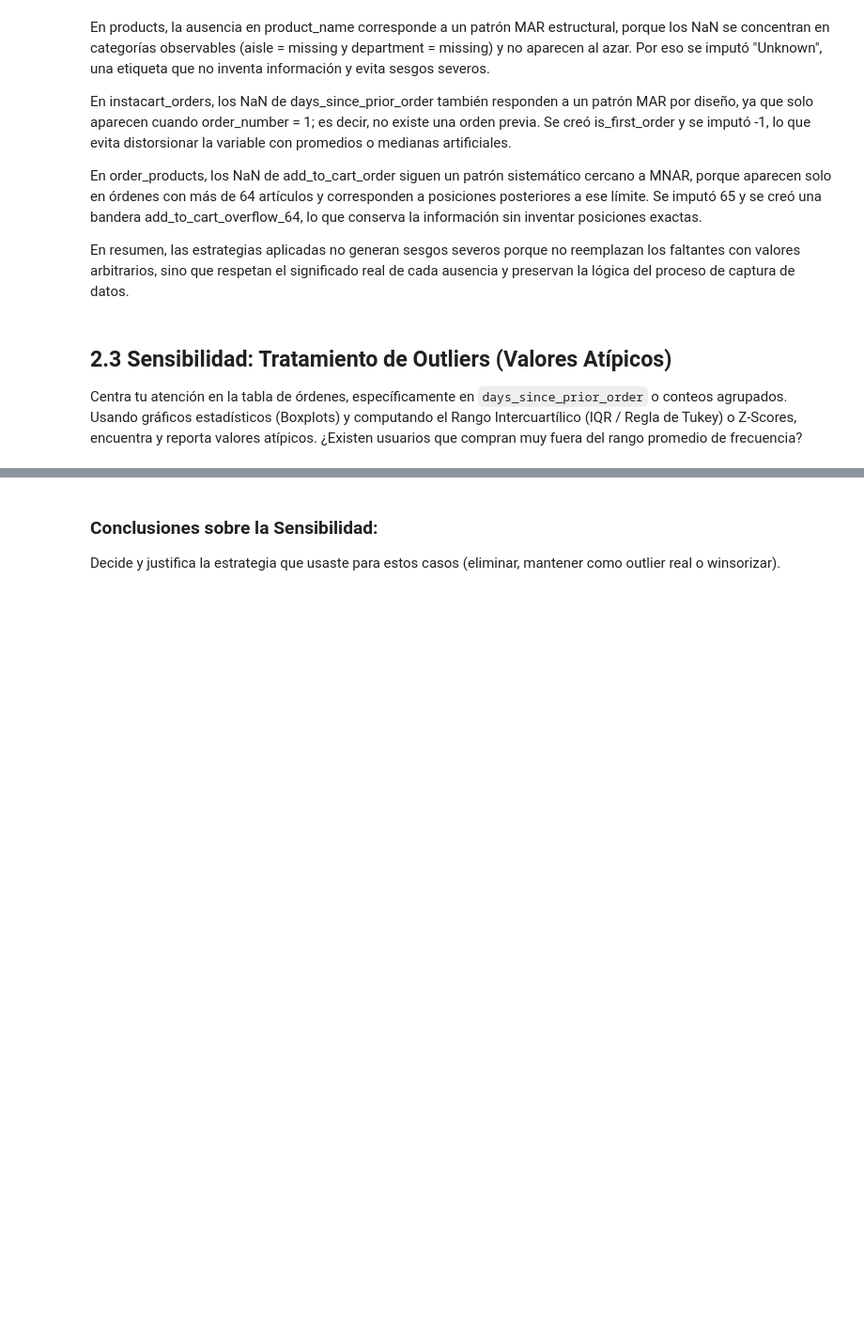
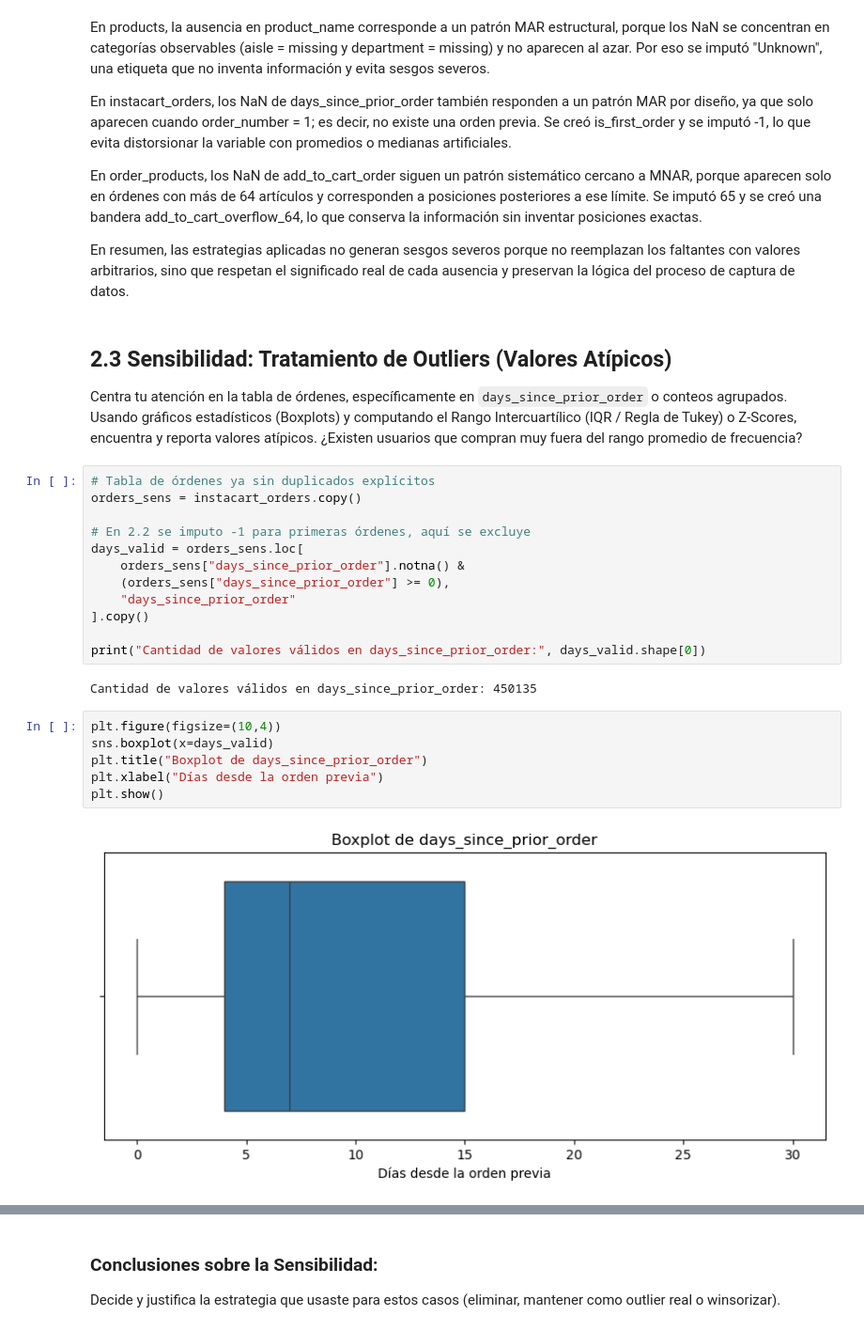
Before and after one commit to gbberru/ds-week-2, a Jupyter notebook: taller_3_Gustavo_Berru.ipynb, the cells around one changed output, grey strips where cells are left out. Shown at 94% size. Drawn from its saved outputs; the diff is of its cells as text; blank space fills up the shorter version.

```diff
--- a/taller_3_Gustavo_Berru.ipynb
+++ b/taller_3_Gustavo_Berru.ipynb
@@ -603,3 +603,25 @@ En resumen, las estrategias aplicadas no generan sesgos severos porque no reempl
 # %% [markdown]
 ## 2.3 Sensibilidad: Tratamiento de Outliers (Valores Atípicos)
 Centra tu atención en la tabla de órdenes, específicamente en `days_since_prior_order` o conteos agrupados. Usando gráficos estadísticos (Boxplots) y computando el Rango Intercuartílico (IQR / Regla de Tukey) o Z-Scores, encuentra y reporta valores atípicos. ¿Existen usuarios que compran muy fuera del rango promedio de frecuencia?
+# %%
+# Tabla de órdenes ya sin duplicados explícitos
+orders_sens = instacart_orders.copy()
+
+# En 2.2 se imputo -1 para primeras órdenes, aquí se excluye
+days_valid = orders_sens.loc[
+    orders_sens["days_since_prior_order"].notna() &
+    (orders_sens["days_since_prior_order"] >= 0),
+    "days_since_prior_order"
+].copy()
+
+print("Cantidad de valores válidos en days_since_prior_order:", days_valid.shape[0])
+# %% [output]
+Cantidad de valores válidos en days_since_prior_order: 450135
+# %%
+plt.figure(figsize=(10,4))
+sns.boxplot(x=days_valid)
+plt.title("Boxplot de days_since_prior_order")
+plt.xlabel("Días desde la orden previa")
+plt.show()
+# %% [output]
+[figure, added]
```
Also changed, not shown: parts of 19 cells of this notebook.
